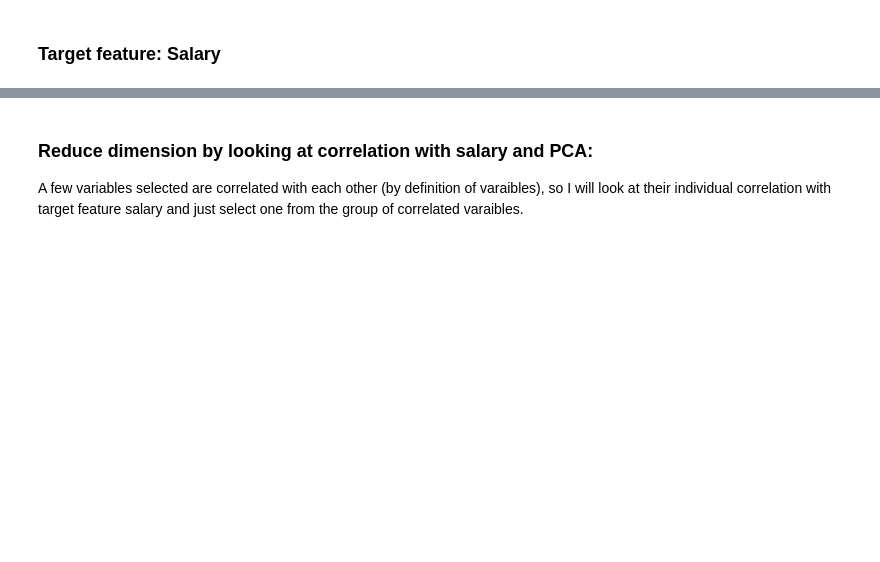
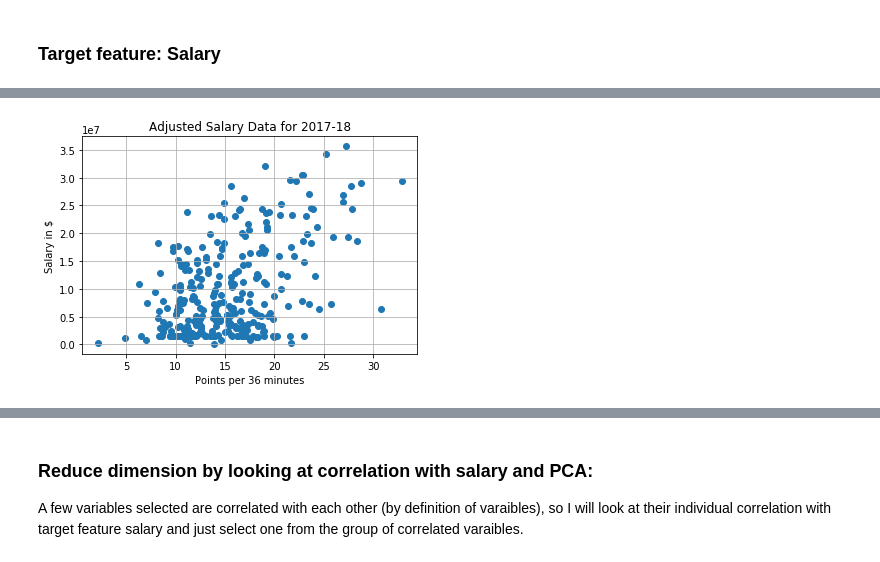
Before and after one commit to qiangha/nba_salary_analysis, a Jupyter notebook: nba_salary_analysis.ipynb, the cells around one changed output, grey strips where cells are left out. Cells and saved outputs as stored; diff of their text form; code cells hidden in the pictures; blank space fills up the shorter version.

```diff
--- a/nba_salary_analysis.ipynb
+++ b/nba_salary_analysis.ipynb
@@ -282,0 +256,12 @@ print (df.head()['Player_name'].values)
+# %%
+df.sort_values(by='Points per 36 minutes')
+salary=df['Salary']
+Points_per_36_minutes = df['Points per 36 minutes']
+plt.scatter(Points_per_36_minutes,salary)
+plt.title('Adjusted Salary Data for 2017-18')
+plt.xlabel('Points per 36 minutes')
+plt.ylabel('Salary in $')
+plt.grid()
+plt.show()
+# %% [output]
+[figure, added]
```
Also changed, not shown: parts of 18 cells of this notebook, 3 other files.
